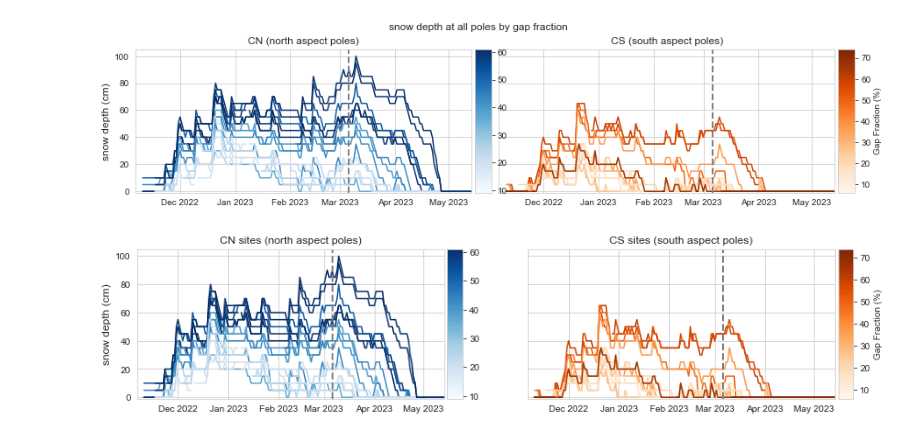
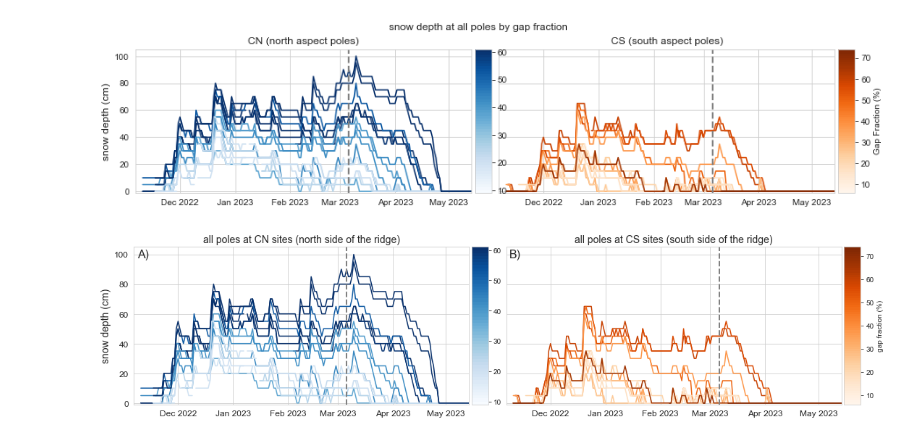
Before and after one commit to cassielumbrazo/CER_timeseries_analysis, a Jupyter notebook: 5_treatment_plots.ipynb, the cells around one changed output. Cells and saved outputs as stored; diff of their text form; code cells hidden in the pictures.

```diff
--- a/5_treatment_plots.ipynb
+++ b/5_treatment_plots.ipynb
@@ -1082,7 +1286,7 @@ plt.show()
 # %% [output]
 [figure]
 # %%
-fig, ax = plt.subplots(1,2, figsize = (14,3), sharex=True, sharey=True)
+fig, ax = plt.subplots(1,2, figsize = (18,4), sharex=True, sharey=True)
 
 # plt.suptitle("snow depth at all poles by gap fraction")
 
@@ -1095,7 +1299,7 @@ cmapn = plt.get_cmap('Blues', N)
 norm = mpl.colors.Normalize(vmin=int(SDD_CN23['SiteOpennessAdjusted'].min()), vmax=int(SDD_CN23['SiteOpennessAdjusted'].max()))
 smn = plt.cm.ScalarMappable(cmap=cmapn, norm=norm)
 smn.set_array([])
-# plt.colorbar(smn, cax = caxn, label = "gap fraction (%)")
+plt.colorbar(smn, cax = caxn, label = "gap fraction (%)")
 plt.colorbar(smn, cax = caxn, label = "")
 
 #These plot depth vs. date for each pole over the water year. An integer value of site openness % for each pole is used for the colorbar
@@ -1127,7 +1331,7 @@ ax[0].set_ylim(-1,105)
 ax[0].set_xlim([datetime.date(2022, 11, 10), datetime.date(2023, 5, 14)])
 ax[0].xaxis.set_major_formatter(dates.DateFormatter('%b-%Y'))
 ax[0].set_ylabel("snow depth (cm)", fontsize=12)
-ax[0].set_title("CN sites (north aspect poles)")
+ax[0].set_title("all poles at CN sites (north side of the ridge)")
 
 # SOUTH _________________________________________________________________________________________________
 #The following code sets up the colorbar
@@ -1138,7 +1342,7 @@ cmap = plt.get_cmap('Oranges', N)
 norm = mpl.colors.Normalize(vmin=int(SDD_CS23['SiteOpennessAdjusted'].min()), vmax=int(SDD_CS23['SiteOpennessAdjusted'].max()))
 sm = plt.cm.ScalarMappable(cmap=cmap, norm=norm)
 sm.set_array([])
-plt.colorbar(sm, cax = cax, label = 'Gap Fraction (%)')
+plt.colorbar(sm, cax = cax, label = 'gap fraction (%)')
 
 #These plot depth vs. date for each pole over the water year. An integer value of site openness % for each pole is used for the colorbar
 ax[1].plot(CS20['Date'], CS20['Pole1'], label = "CS-20-pole1", c=cmap(int(SDD_CS23.loc[SDD_CS23['LocationID'] == "CS-20-pole1",'SiteOpennessAdjusted'])))
@@ -1156,32 +1360,61 @@ ax[1].plot(CS60['Date'], CS60['Pole3'], label = "CS-60-pole3", c=cmap(int(SDD_CS
 ax[1].plot(CS120['Date'], CS120['Pole1'], label = "CS-120-pole1", c=cmap(int(SDD_CS23.loc[SDD_CS23['LocationID'] == "CS-120-pole1",'SiteOpennessAdjusted'])))
 ax[1].plot(CS120['Date'], CS120['Pole2'], label = "CS-120-pole2", c=cmap(int(SDD_CS23.loc[SDD_CS23['LocationID'] == "CS-120-pole2",'SiteOpennessAdjusted'])))
 ax[1].plot(CS120['Date'], CS120['Pole3'], label = "CS-120-pole3", c=cmap(int(SDD_CS23.loc[SDD_CS23['LocationID'] == "CS-120-pole3",'SiteOpennessAdjusted'])))
 
 ax[1].plot(CSF23['Date'], CSF23['Pole1'], label = "CS-F-pole1", c=cmap(int(SDD_CS23.loc[SDD_CS23['LocationID'] == "CS-F-pole1",'SiteOpennessAdjusted'])))
 ax[1].plot(CSF23['Date'], CSF23['Pole2'], label = "CS-F-pole2", c=cmap(int(SDD_CS23.loc[SDD_CS23['LocationID'] == "CS-F-pole2",'SiteOpennessAdjusted'])))
 ax[1].plot(CSF23['Date'], CSF23['Pole3'], label = "CS-F-pole3", c=cmap(int(SDD_CS23.loc[SDD_CS23['LocationID'] == "CS-F-pole3",'SiteOpennessAdjusted'])))
 
 ax[1].plot(CSG23['Date'], CSG23['Pole1'], label = "CS-G-pole1", c=cmap(int(SDD_CS23.loc[SDD_CS23['LocationID'] == "CS-G-pole1",'SiteOpennessAdjusted'])))
 ax[1].plot(CSG23['Date'], CSG23['Pole2'], label = "CS-G-pole2", c=cmap(int(SDD_CS23.loc[SDD_CS23['LocationID'] == "CS-G-pole2",'SiteOpennessAdjusted'])))
 #ax[1].plot(CSG23['Date'], CSG23['Pole3'], label = "CS-G-pole3", c=cmap(int(SDD_CS23.loc[SDD_CS23['LocationID'] == "CS-G-pole3",'SiteOpennessAdjusted'])))
 # there is no site openness value for the above pole and therefore it is excluded from the plot
 
 ax[1].set_ylim(-1,105)
 ax[1].set_xlim([datetime.date(2022, 11, 6), datetime.date(2023, 5, 14)])
 ax[1].xaxis.set_major_formatter(dates.DateFormatter('%b %Y'))
 # ax[1].set_ylabel("snow depth (cm), fontsize=12")
-ax[1].set_title("CS sites (south aspect poles)")
+ax[1].set_title("all poles at CS sites (south side of the ridge)")
 
 # add lines for the lidar data flights
 ax[0].axvline(x=datetime.date(2023, 3, 6), color='grey', linestyle='--', label="post-treatment lidar flight", linewidth=2)
 ax[1].axvline(x=datetime.date(2023, 3, 6), color='grey', linestyle='--', label="post-treatment lidar flight", linewidth=2)
 
 # ax[0].legend(loc='upper left')
 # ax[1].legend(loc='upper left')
 
 # ax[0].legend(bbox_to_anchor=(1.05, 1.0), loc='upper left')
 # ax[1].legend(bbox_to_anchor=(1.05, 1.0), loc='upper left')
 
+# increase the size of the y axis labels
+ax[0].tick_params(axis='y', labelsize=12)
+ax[1].tick_params(axis='y', labelsize=12)
+
+# increase the size of the yaxis title
+ax[0].yaxis.label.set_size(14)
+
+# increase the size of the x axis labels
+ax[0].tick_params(axis='x', labelsize=12)
+ax[1].tick_params(axis='x', labelsize=12)
+
+# increase the size of the titles
+ax[0].title.set_size(14)
+ax[1].title.set_size(14)
+
+# add an A) and B) to the subplots
+ax[0].text(0.01, 0.93, 'A)', transform=ax[0].transAxes, size=16)
+ax[1].text(0.01, 0.93, 'B)', transform=ax[1].transAxes, size=16)
+
+# # shift the legend down a little
+# ax[0].legend(loc='upper left', bbox_to_anchor=(0.0, .93))
+# ax[1].legend(loc='upper left', bbox_to_anchor=(0.0, .93))
+
+# increase the size of the suptitle text
+# plt.suptitle("Cle Elum Ridge, WA, USA\n post-treatment WY2023", size=16)
+
+# reduce the horizonal space between subplots
+plt.subplots_adjust(wspace=0.05)
+
 plt.show()
 # %% [output]
-[figure, old version]
+[figure, new version]
```
Also changed, not shown: parts of 3 cells of this notebook, 3 other files.
